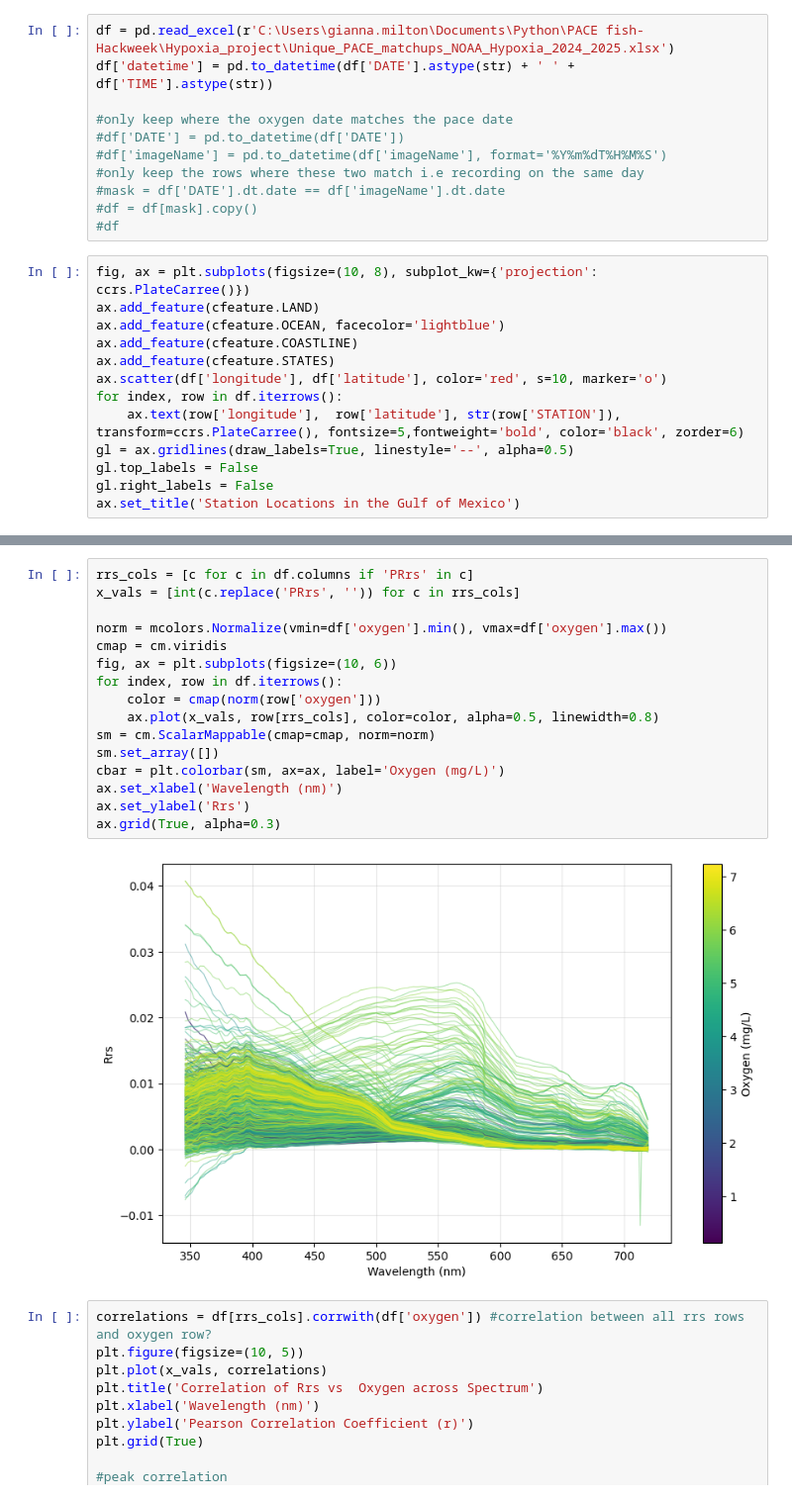
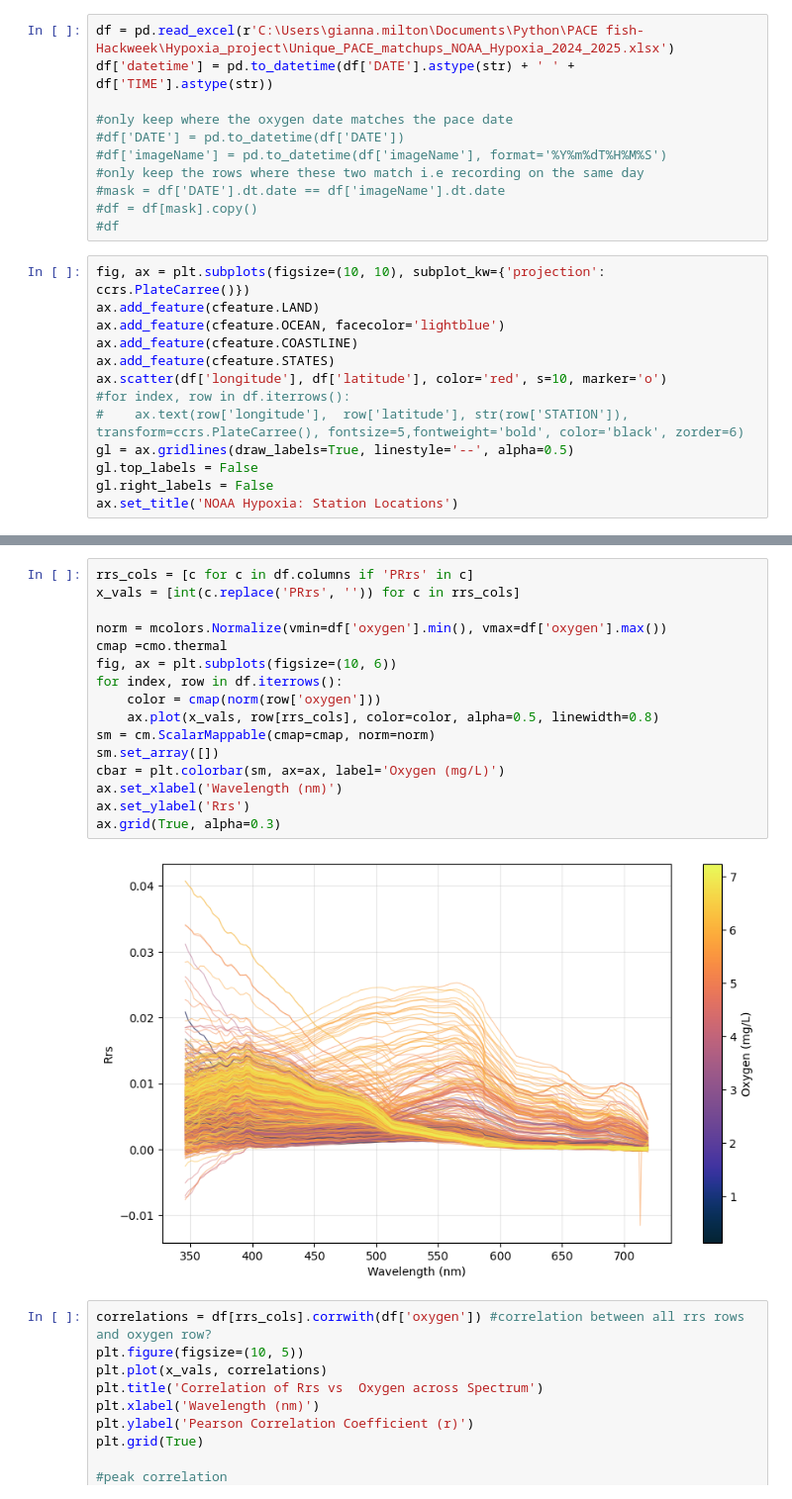
Before and after one commit to fish-pace/2026-proj-hypoxia-zones, a Jupyter notebook: contributor_folders/Giannamilton/noaa 2425 plots.ipynb, the cells around one changed output, grey strips where cells are left out. Shown at 99% size. Cells and saved outputs as stored; diff of their text form.

```diff
--- a/contributor_folders/Giannamilton/noaa 2425 plots.ipynb
+++ b/contributor_folders/Giannamilton/noaa 2425 plots.ipynb
@@ -73,16 +73,16 @@ df['datetime'] = pd.to_datetime(df['DATE'].astype(str) + ' ' + df['TIME'].astype
 #df = df[mask].copy()
 #df
 # %%
-fig, ax = plt.subplots(figsize=(10, 8), subplot_kw={'projection': ccrs.PlateCarree()})
+fig, ax = plt.subplots(figsize=(10, 10), subplot_kw={'projection': ccrs.PlateCarree()})
 ax.add_feature(cfeature.LAND)
 ax.add_feature(cfeature.OCEAN, facecolor='lightblue')
 ax.add_feature(cfeature.COASTLINE)
 ax.add_feature(cfeature.STATES)
 ax.scatter(df['longitude'], df['latitude'], color='red', s=10, marker='o')
-for index, row in df.iterrows():
-    ax.text(row['longitude'],  row['latitude'], str(row['STATION']), transform=ccrs.PlateCarree(), fontsize=5,fontweight='bold', color='black', zorder=6)
+#for index, row in df.iterrows():
+#    ax.text(row['longitude'],  row['latitude'], str(row['STATION']), transform=ccrs.PlateCarree(), fontsize=5,fontweight='bold', color='black', zorder=6)
 gl = ax.gridlines(draw_labels=True, linestyle='--', alpha=0.5)
 gl.top_labels = False
 gl.right_labels = False
-ax.set_title('Station Locations in the Gulf of Mexico')
+ax.set_title('NOAA Hypoxia: Station Locations')
 # %% [output]
@@ -91,21 +91,21 @@ Text(0.5, 1.0, 'Station Locations in the Gulf of Mexico')
 # %%
 rrs_cols = [c for c in df.columns if 'PRrs' in c]
 x_vals = [int(c.replace('PRrs', '')) for c in rrs_cols]
 
 norm = mcolors.Normalize(vmin=df['oxygen'].min(), vmax=df['oxygen'].max())
-cmap = cm.viridis
+cmap =cmo.thermal
 fig, ax = plt.subplots(figsize=(10, 6))
 for index, row in df.iterrows():
     color = cmap(norm(row['oxygen']))
     ax.plot(x_vals, row[rrs_cols], color=color, alpha=0.5, linewidth=0.8)
 sm = cm.ScalarMappable(cmap=cmap, norm=norm)
 sm.set_array([])
 cbar = plt.colorbar(sm, ax=ax, label='Oxygen (mg/L)')
 ax.set_xlabel('Wavelength (nm)')
 ax.set_ylabel('Rrs')
 ax.grid(True, alpha=0.3)
 # %% [output]
-[figure, old version]
+[figure, new version]
 # %%
 correlations = df[rrs_cols].corrwith(df['oxygen']) #correlation between all rrs rows and oxygen row?
 plt.figure(figsize=(10, 5))
```
Also changed, not shown: parts of 14 cells of this notebook.
